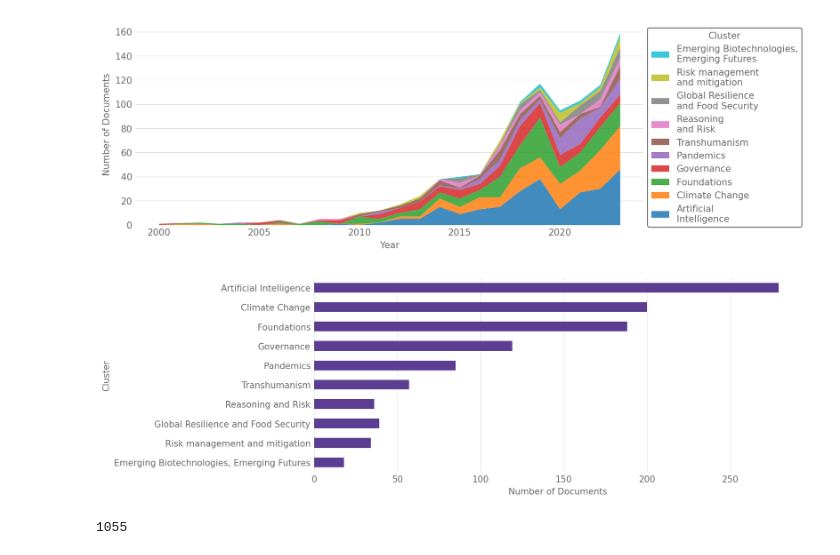
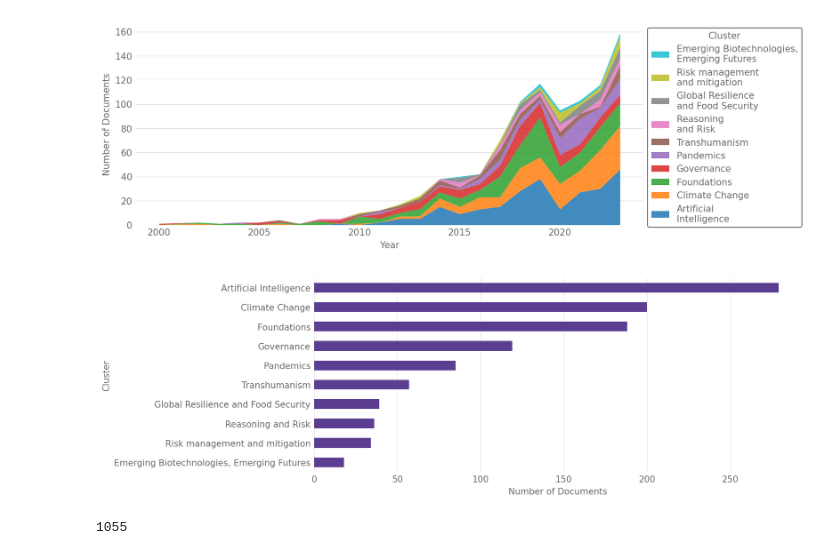
Before and after one commit to florianjehn/bibliometrics, a Jupyter notebook: scripts/overall_visualizations.ipynb, the cells around one changed output. Saved outputs shown, nothing was run; the diff lists cells and outputs as text; code cells hidden in the pictures.

Commit message:
updating plots

```diff
--- a/scripts/overall_visualizations.ipynb
+++ b/scripts/overall_visualizations.ipynb
@@ -70,14 +70,14 @@ plt.show()
 [figure]
 # %%
 # Create a barplot that shows the number of papers per cluster
-cluster_counts = remerged_data["Cluster"].value_counts().sort_index(ascending=False)
+cluster_counts = remerged_data["Cluster"].value_counts().sort_values(ascending=True)
 cluster_counts.index = cluster_counts.index.map(cluster_names)
 cluster_counts.plot(kind="barh", color=main_color)
 plt.xlabel("Number of Documents")
 plt.ylabel("Cluster")
 plt.gca().yaxis.grid(False)
 # %% [output]
-[figure, old version]
+[figure, new version]
 # %%
 remerged_data["Cluster"].value_counts().sum()
 # %% [output]
```
Also changed, not shown: 6 other files.
